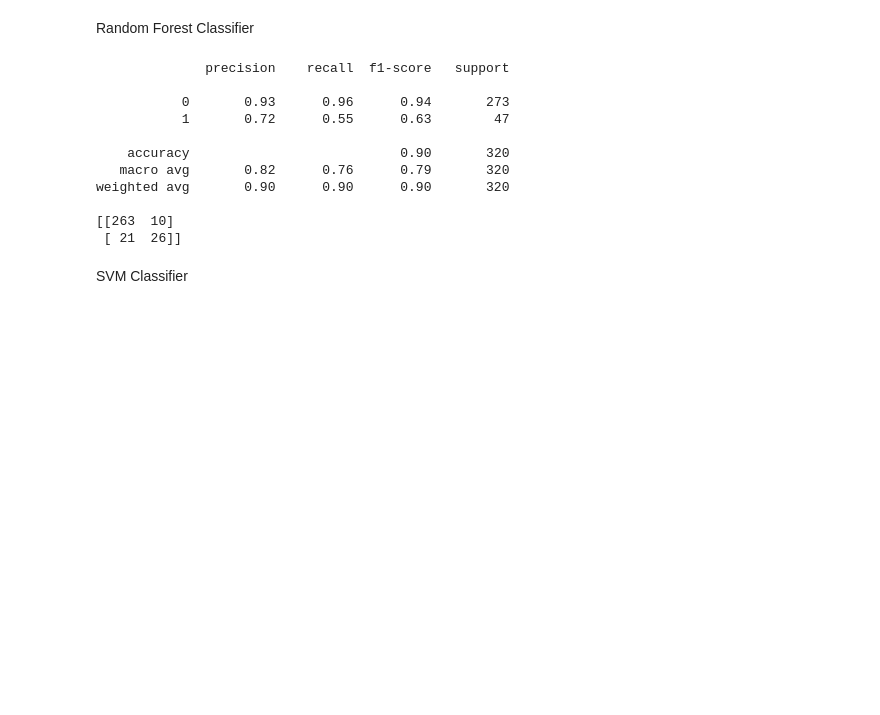
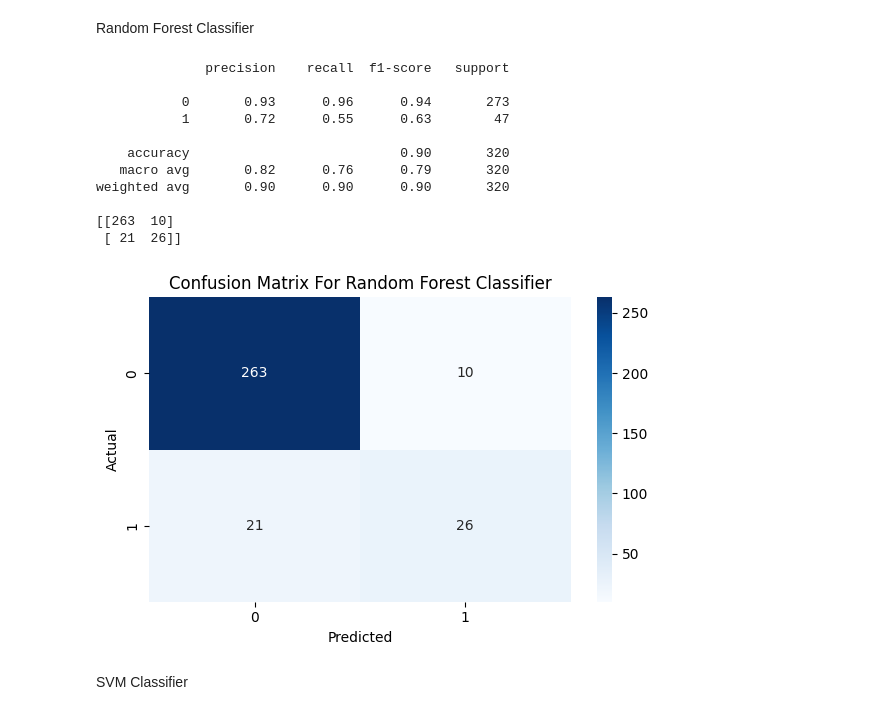
Before and after one commit to sarpongkm/Wine-Quality-Predictor, a Jupyter notebook: wine.ipynb, the cells around one changed output. Drawn from its saved outputs; the diff is of its cells as text; code cells hidden in the pictures; blank space fills up the shorter version.

```diff
--- a/wine.ipynb
+++ b/wine.ipynb
@@ -110,19 +119,32 @@ pred_rfc = rfc.predict(X_test)
 # %%
 #Let's see how our model performed
 print(classification_report(y_test, pred_rfc))
 print(confusion_matrix(y_test, pred_rfc))
+
+cm_rcf = confusion_matrix(y_test, pred_rfc)
+
+# Plot and save confusion matrix heatmap
+plt.figure(figsize=(6, 4))
+sns.heatmap(cm_rcf, annot=True, fmt="d", cmap="Blues")
+plt.title("Confusion Matrix For Random Forest Classifier")
+plt.xlabel("Predicted")
+plt.ylabel("Actual")
+plt.tight_layout()
+plt.savefig("assets/confusion_matrix_rcf.png")
+plt.show()
 # %% [output]
               precision    recall  f1-score   support
 
            0       0.93      0.96      0.94       273
            1       0.72      0.55      0.63        47
 
     accuracy                           0.90       320
    macro avg       0.82      0.76      0.79       320
 weighted avg       0.90      0.90      0.90       320
 
 [[263  10]
  [ 21  26]]
+[figure, added]
 # %% [markdown]
 SVM Classifier
 # %%
```
Also changed, not shown: parts of 4 cells of this notebook, 5 other files.
